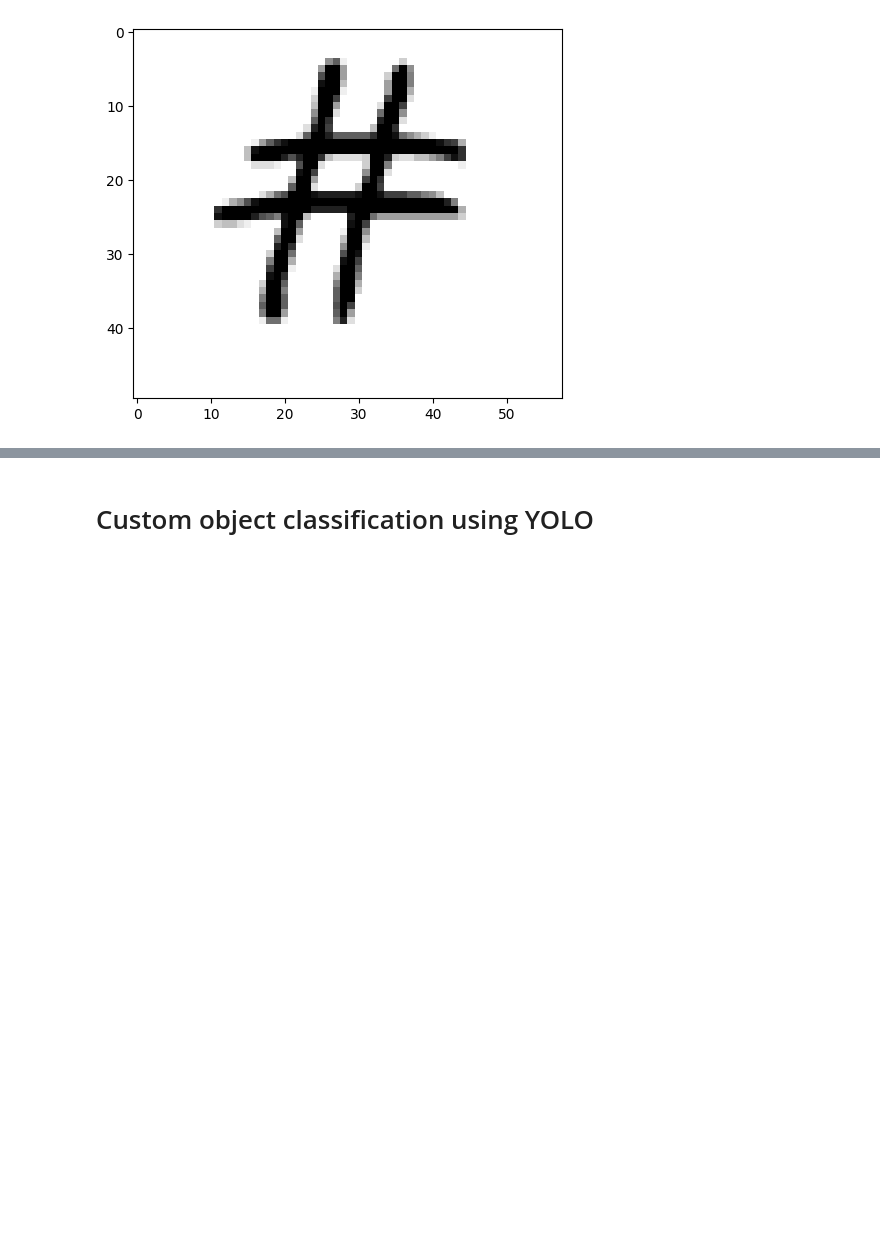
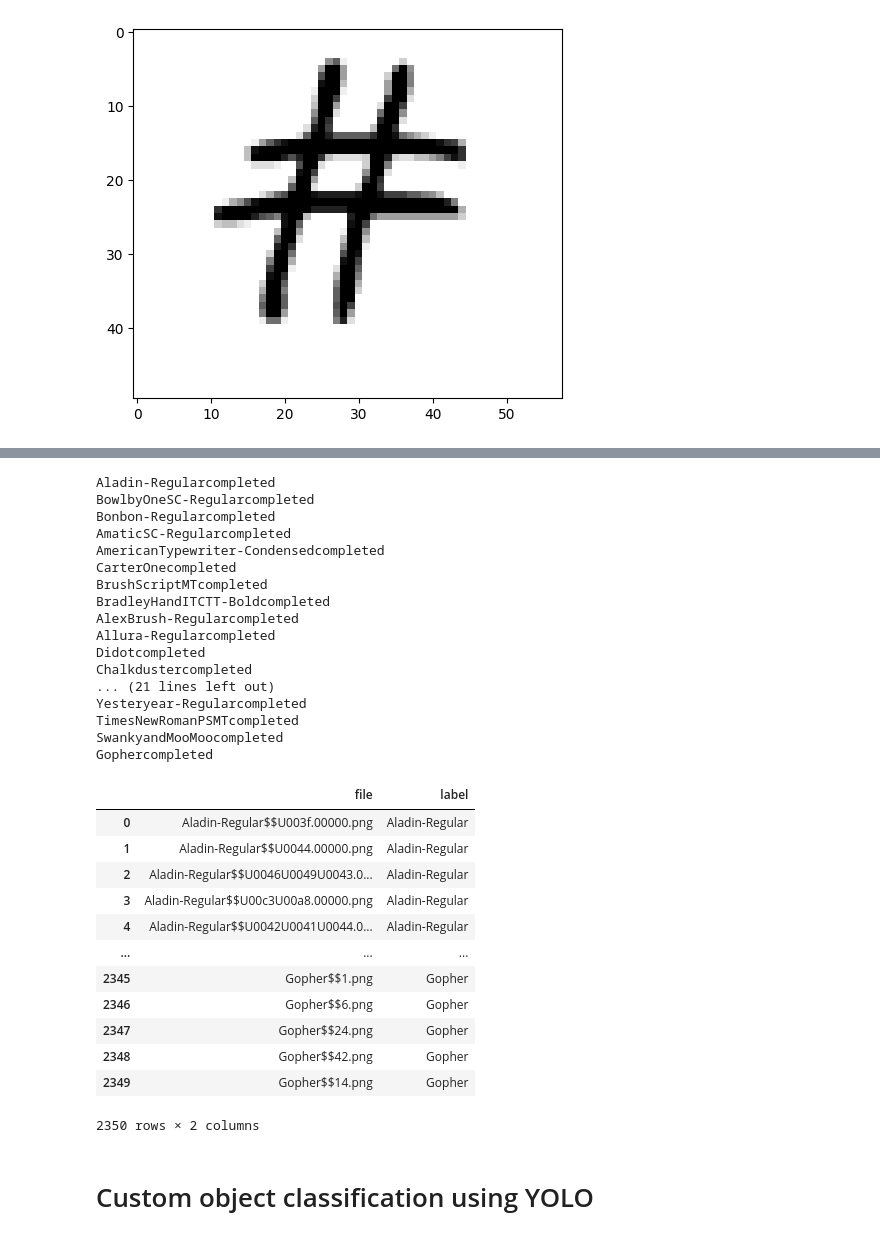
Before and after one commit to yuukionna022/ComputerVisionFontsExtended, a Jupyter notebook: ComputerVisionProject.ipynb, the cells around one changed output, grey strips where cells are left out. Saved outputs shown, nothing was run; the diff lists cells and outputs as text; code cells hidden in the pictures; blank space fills up the shorter version.

```diff
--- a/ComputerVisionProject.ipynb
+++ b/ComputerVisionProject.ipynb
@@ -165,3 +188,51 @@ for idx, image in enumerate(os.listdir(os.path.join(image_dir, "train", "Swankya
+# %%
+#creating dataframe
+
+val_data = []
+
+#loop through all the font folders
+for font in os.listdir(test_dir):
+  folder = os.path.join(test_dir, font)
+  for image in os.listdir(folder):
+    val_data.append({'file':image, 'label':font})
+
+  # print(font + " completed")
+
+#create the dataframe from the data
+df2 = pd.DataFrame(val_data)
+
+df2
+# %% [output]
+Aladin-Regularcompleted
+BowlbyOneSC-Regularcompleted
+Bonbon-Regularcompleted
+AmaticSC-Regularcompleted
+AmericanTypewriter-Condensedcompleted
+CarterOnecompleted
+BrushScriptMTcompleted
+BradleyHandITCTT-Boldcompleted
+AlexBrush-Regularcompleted
+Allura-Regularcompleted
+Didotcompleted
+Chalkdustercompleted
+... (21 lines left out)
+Yesteryear-Regularcompleted
+TimesNewRomanPSMTcompleted
+SwankyandMooMoocompleted
+Gophercompleted
+|  | file | label |
+| 0 | Aladin-Regular$$U003f.00000.png | Aladin-Regular |
+| 1 | Aladin-Regular$$U0044.00000.png | Aladin-Regular |
+| 2 | Aladin-Regular$$U0046U0049U0043.0... | Aladin-Regular |
+| 3 | Aladin-Regular$$U00c3U00a8.00000.png | Aladin-Regular |
+| 4 | Aladin-Regular$$U0042U0041U0044.0... | Aladin-Regular |
+| ... | ... | ... |
+| 2345 | Gopher$$1.png | Gopher |
+| 2346 | Gopher$$6.png | Gopher |
+| 2347 | Gopher$$24.png | Gopher |
+| 2348 | Gopher$$42.png | Gopher |
+| 2349 | Gopher$$14.png | Gopher |
+2350 rows × 2 columns
 # %% [markdown]
 # Custom object classification using YOLO
 # %% [markdown]
```
Also changed, not shown: parts of 3 cells of this notebook.
